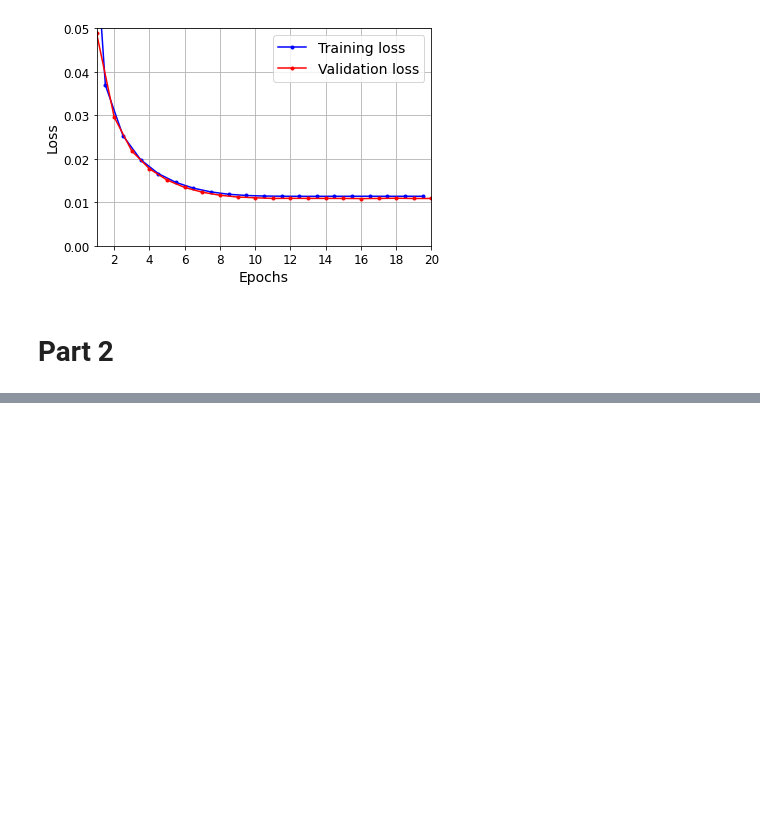
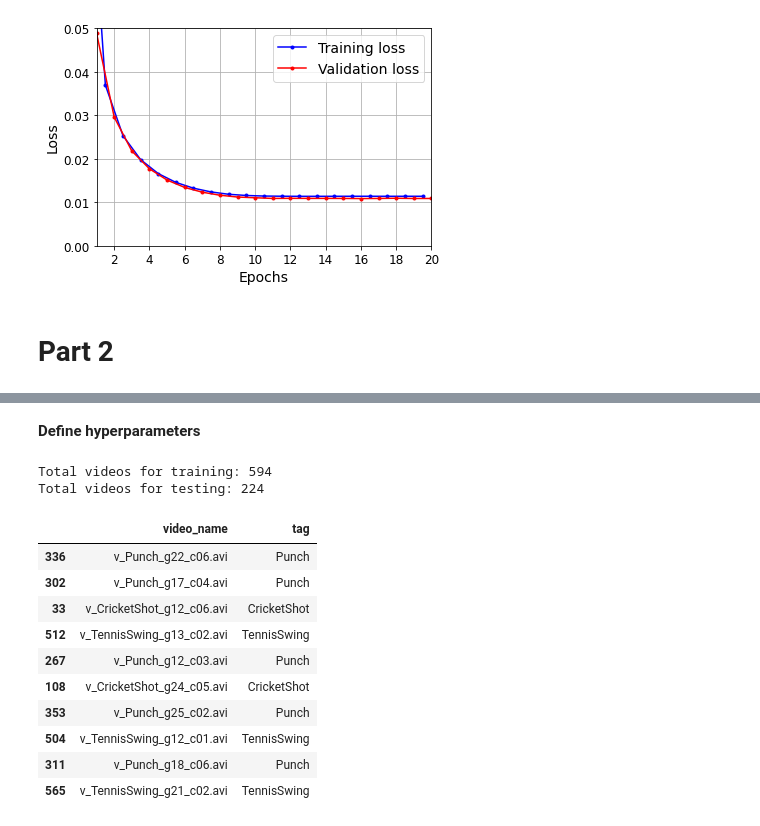
Before and after one commit to cmpe130weifeng/cmpe258_hw7, a Jupyter notebook: hw7.ipynb, the cells around one changed output, grey strips where cells are left out. Drawn from its saved outputs; the diff is of its cells as text; code cells hidden in the pictures; blank space fills up the shorter version.

```diff
--- a/hw7.ipynb
+++ b/hw7.ipynb
@@ -170,0 +436,2 @@ plt.show()
+# %% [markdown]
+**Define hyperparameters**
@@ -170,0 +445,22 @@ plt.show()
+# %%
+train_df = pd.read_csv("train.csv")
+test_df = pd.read_csv("test.csv")
+
+print(f"Total videos for training: {len(train_df)}")
+print(f"Total videos for testing: {len(test_df)}")
+
+train_df.sample(10)
+# %% [output]
+Total videos for training: 594
+Total videos for testing: 224
+|  | video_name | tag |
+| 336 | v_Punch_g22_c06.avi | Punch |
+| 302 | v_Punch_g17_c04.avi | Punch |
+| 33 | v_CricketShot_g12_c06.avi | CricketShot |
+| 512 | v_TennisSwing_g13_c02.avi | TennisSwing |
+| 267 | v_Punch_g12_c03.avi | Punch |
+| 108 | v_CricketShot_g24_c05.avi | CricketShot |
+| 353 | v_Punch_g25_c02.avi | Punch |
+| 504 | v_TennisSwing_g12_c01.avi | TennisSwing |
+| 311 | v_Punch_g18_c06.avi | Punch |
+| 565 | v_TennisSwing_g21_c02.avi | TennisSwing |
```
Also changed, not shown: parts of 40 cells of this notebook.
